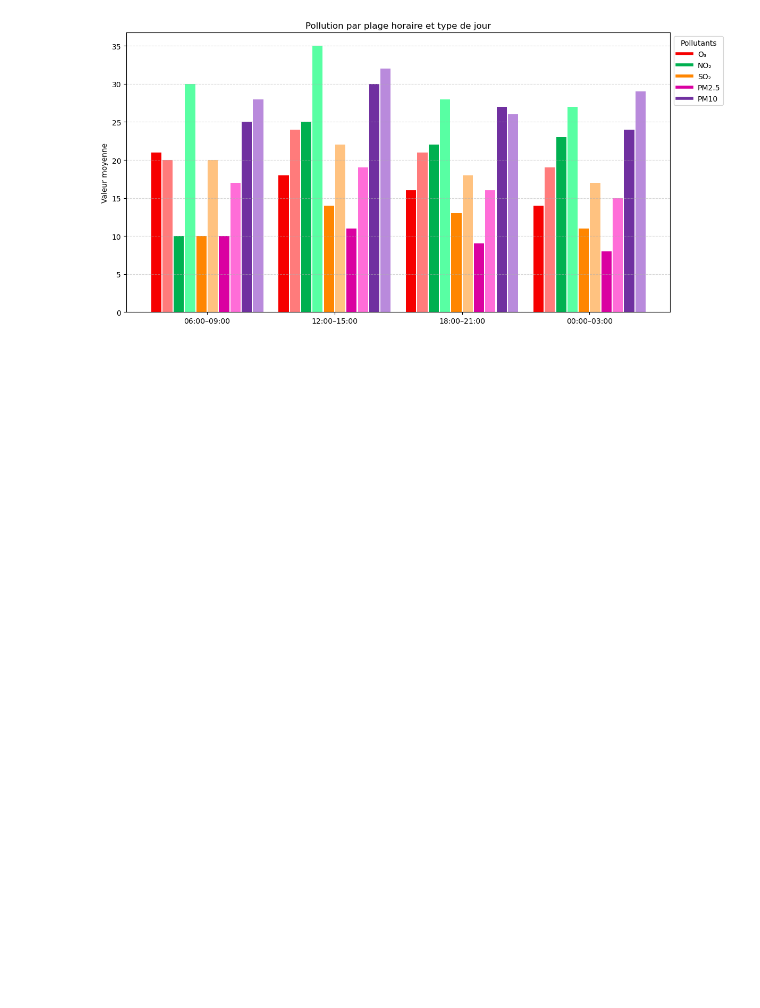
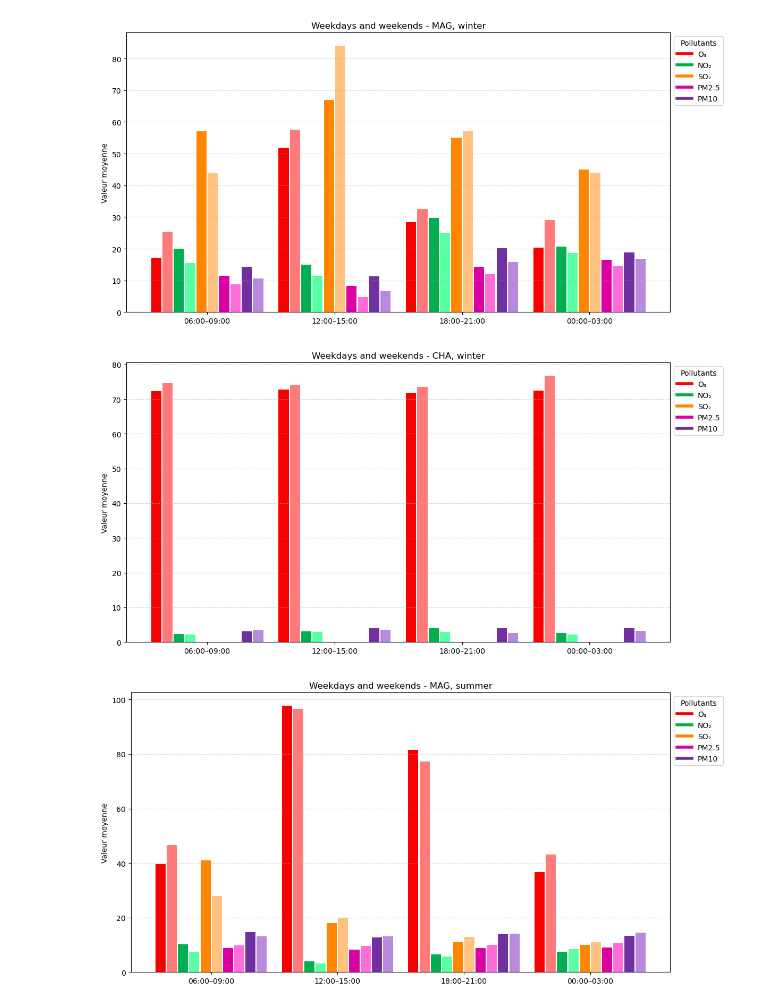
Before and after one commit to alexhvrl/PROJET-AIR-POLLUTION, a Jupyter notebook: QU5alex/QU5historigramme.ipynb, the cells around one changed output. Cells and saved outputs as stored; diff of their text form; code cells hidden in the pictures; blank space fills up the shorter version.

```diff
--- a/QU5alex/QU5historigramme.ipynb
+++ b/QU5alex/QU5historigramme.ipynb
@@ -227,7 +191,7 @@ lighter_color_4 = lighten_color('#DA00A1', 0.5)  # Color lightening
 lighter_color_5 = lighten_color('#7030A0', 0.5)  # Color lightening
 
 
-def plot_pollution_histogram(values, weekend_colors):
+def plot_pollution_histogram(values, weekend_colors, title):
     if len(values) != 4 or len(values[0]) != 10:
         raise ValueError("La liste doit contenir 4 sous-listes, chacune avec 10 valeurs (5 pour la semaine et 5 pour le week-end).")
 
@@ -272,33 +236,38 @@ def plot_pollution_histogram(values, weekend_colors):
     ax.set_xticks(x)
     ax.set_xticklabels(plages_horaires)
 
     # Label pour les axes et titre
     ax.set_ylabel("Valeur moyenne")
-    ax.set_title("Pollution par plage horaire et type de jour")
+    ax.set_title(title)
 
     # Ajouter un fond de grille pour l'axe Y
     ax.grid(axis='y', linestyle='--', alpha=0.5)
 
     # Légende simplifiée avec une seule entrée par polluant pour semaine et week-end
     handles = [Line2D([0], [0], color=semaine_colors[i], lw=4, label=f"{polluants[i]}") for i in range(5)]
 
     # Placer la légende
     ax.legend(handles=handles, loc='upper left', bbox_to_anchor=(1, 1), fontsize='medium', title = 'Pollutants')
 
     # Affichage de l'histogramme
     plt.tight_layout()
     plt.show()
 
 # Exemple d'utilisation avec la liste détaillée
 values = [
     [21, 10, 10, 10, 25, 20, 30, 20, 17, 28],  # 06:00 à 09:00
     [18, 25, 14, 11, 30, 24, 35, 22, 19, 32],  # 12:00 à 15:00
     [16, 22, 13, 9, 27, 21, 28, 18, 16, 26],   # 18:00 à 21:00
     [14, 23, 11, 8, 24, 19, 27, 17, 15, 29]    # 00:00 à 03:00
 ]
 
 weekend_colors = [lighter_color_1, lighter_color_2, lighter_color_3, lighter_color_4, lighter_color_5]  # couleurs personnalisées pour le week-end
 
-plot_pollution_histogram(values, weekend_colors)
+plot_pollution_histogram(values_hiver_MAG, weekend_colors, "Weekdays and weekends - MAG, winter")
+plot_pollution_histogram(values_hiver_CHA, weekend_colors, "Weekdays and weekends - CHA, winter")
+plot_pollution_histogram(values_ete_MAG, weekend_colors, "Weekdays and weekends - MAG, summer")
+plot_pollution_histogram(values_ete_CHA, weekend_colors, "Weekdays and weekends - CHA, summer" )
 # %% [output]
-[figure, old version]
+[figure, new version]
+[figure, added]
+[figure, added]
```
Also changed, not shown: parts of 3 cells of this notebook.
